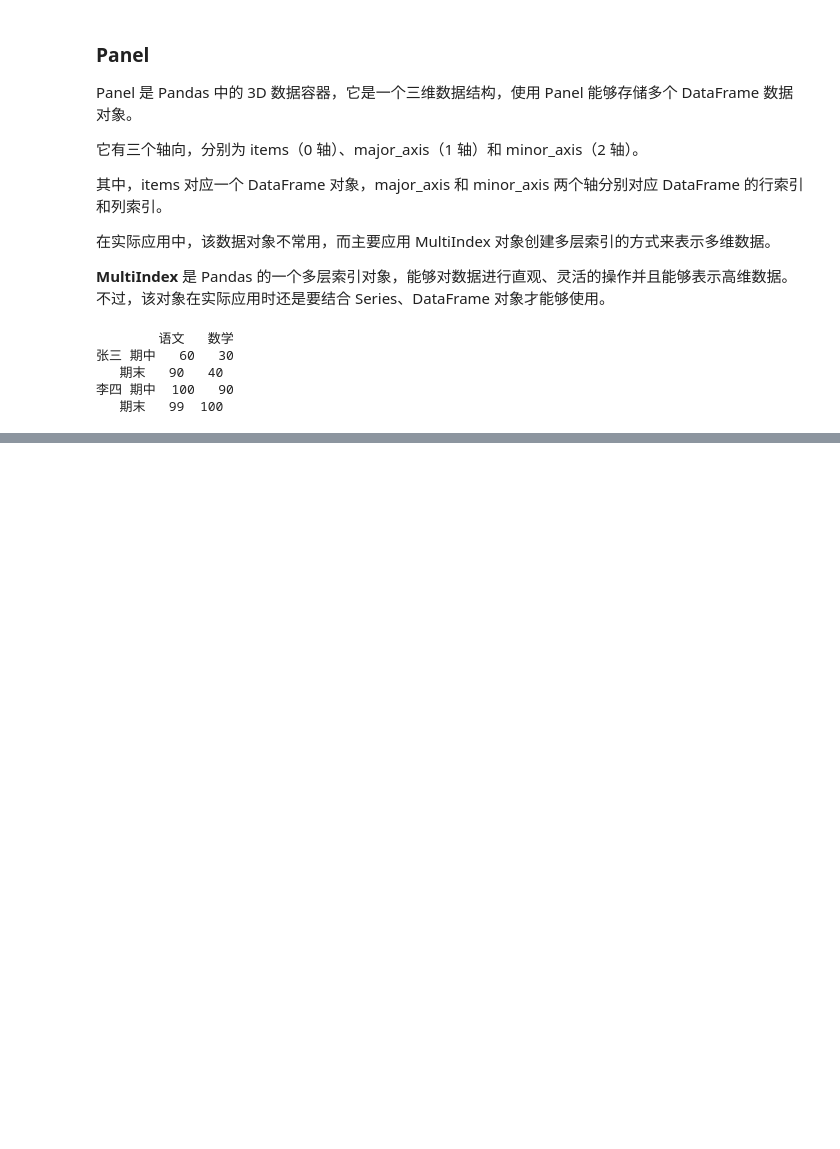
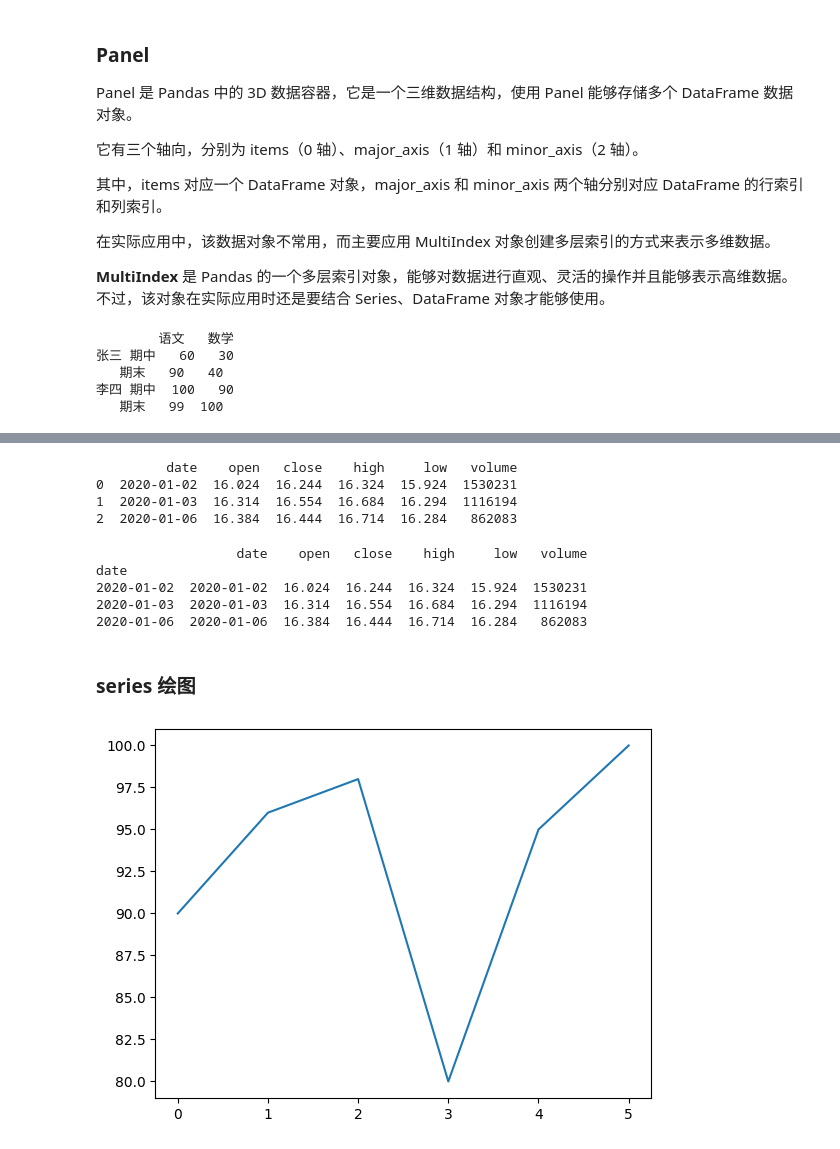
Before and after one commit to cr-mao/machine-learning, a Jupyter notebook: datahandling/20-PandasDataFrameSeriesPanel/pandasDataFrameSeriesPanel.ipynb, the cells around one changed output, grey strips where cells are left out. Saved outputs shown, nothing was run; the diff lists cells and outputs as text; code cells hidden in the pictures; blank space fills up the shorter version.

Commit message:
series 操作

```diff
--- a/datahandling/20-PandasDataFrameSeriesPanel/pandasDataFrameSeriesPanel.ipynb
+++ b/datahandling/20-PandasDataFrameSeriesPanel/pandasDataFrameSeriesPanel.ipynb
@@ -64,0 +102,29 @@ print(Score)
+# %%
+Stock=pd.read_csv('./股票.csv')
+print(Stock)
+# %% [output]
+         date    open   close    high     low   volume
+0  2020-01-02  16.024  16.244  16.324  15.924  1530231
+1  2020-01-03  16.314  16.554  16.684  16.294  1116194
+2  2020-01-06  16.384  16.444  16.714  16.284   862083
+# %%
+date_index=pd.to_datetime(Stock['date'])
+Stock.index=date_index
+print(Stock.loc['2020-01'])
+# %% [output]
+                  date    open   close    high     low   volume
+date
+2020-01-02  2020-01-02  16.024  16.244  16.324  15.924  1530231
+2020-01-03  2020-01-03  16.314  16.554  16.684  16.294  1116194
+2020-01-06  2020-01-06  16.384  16.444  16.714  16.284   862083
+# %% [markdown]
+### series 绘图
+# %%
+import matplotlib.pyplot as plt
+from pandas import DataFrame, Series
+data=[90,96,98,80,95,100]
+Score=pd.Series(data,index=range(6))
+Score.plot()
+plt.show()
+# %% [output]
+[figure, added]
```
Also changed, not shown: parts of 5 cells of this notebook, 10 other files.
